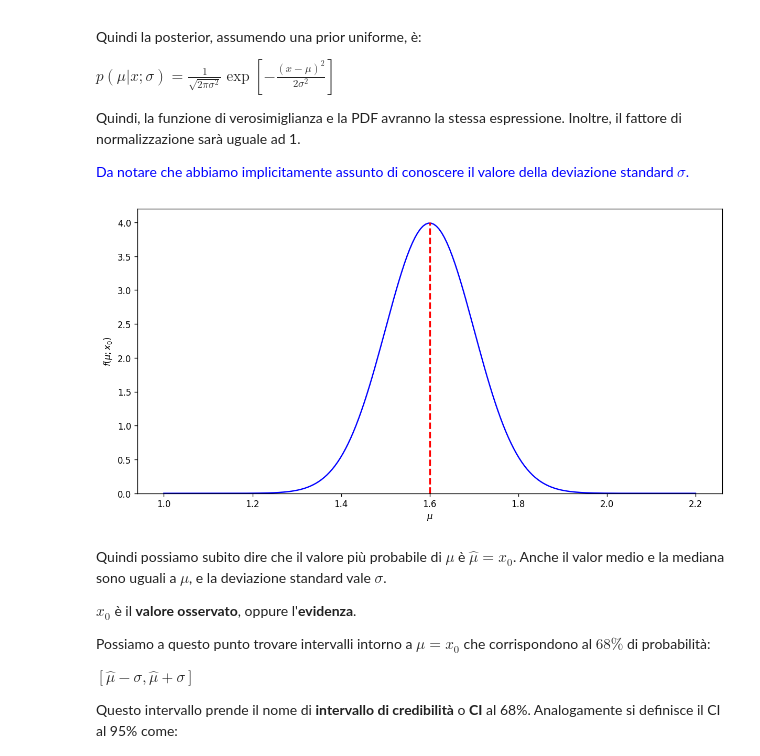
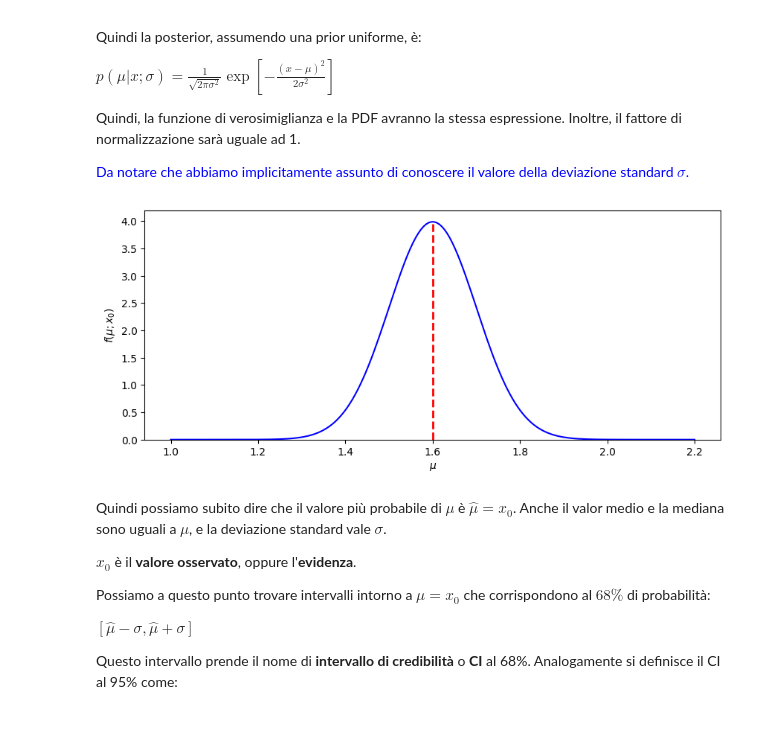
Before and after one commit to lucalista/analisi-dati-2024, a Jupyter notebook: 11.01.00__Inferenza_bayesiana.ipynb, the cells around one changed output. Cells and saved outputs as stored; diff of their text form; code cells hidden in the pictures; blank space fills up the shorter version.

```diff
--- a/11.01.00__Inferenza_bayesiana.ipynb
+++ b/11.01.00__Inferenza_bayesiana.ipynb
@@ -131,17 +131,17 @@ Quindi, la funzione di verosimiglianza e la PDF avranno la stessa espressione. I
 
 <span style="color:blue;">Da notare che abbiamo implicitamente assunto di conoscere il valore della deviazione standard $\sigma$.</span>
 # %%
-plt.figure(figsize=(12,6), dpi=120)
+plt.figure(figsize=(10, 4))
 x0 = 1.6
 x = np.linspace(1, 2.2, 200)
 plt.plot(x, norm.pdf(x, loc=x0, scale=0.1), color='b')
 plt.plot([x0, x0], [0,4], color='red', linewidth=2, linestyle='--')
 plt.ylim(bottom=0)
 plt.xlabel(r'$\mu$')
 plt.ylabel(r'$f(\mu;x_0)$')
 plt.show()
 # %% [output]
-[figure, old version]
+[figure, new version]
 # %% [markdown]
 Quindi possiamo subito dire che il valore più probabile di $\mu$ è $\hat{\mu}=x_0$. Anche il valor medio e la mediana sono uguali a $\mu$, e la deviazione standard vale $\sigma$.
 
```
Also changed, not shown: parts of 20 cells of this notebook.
